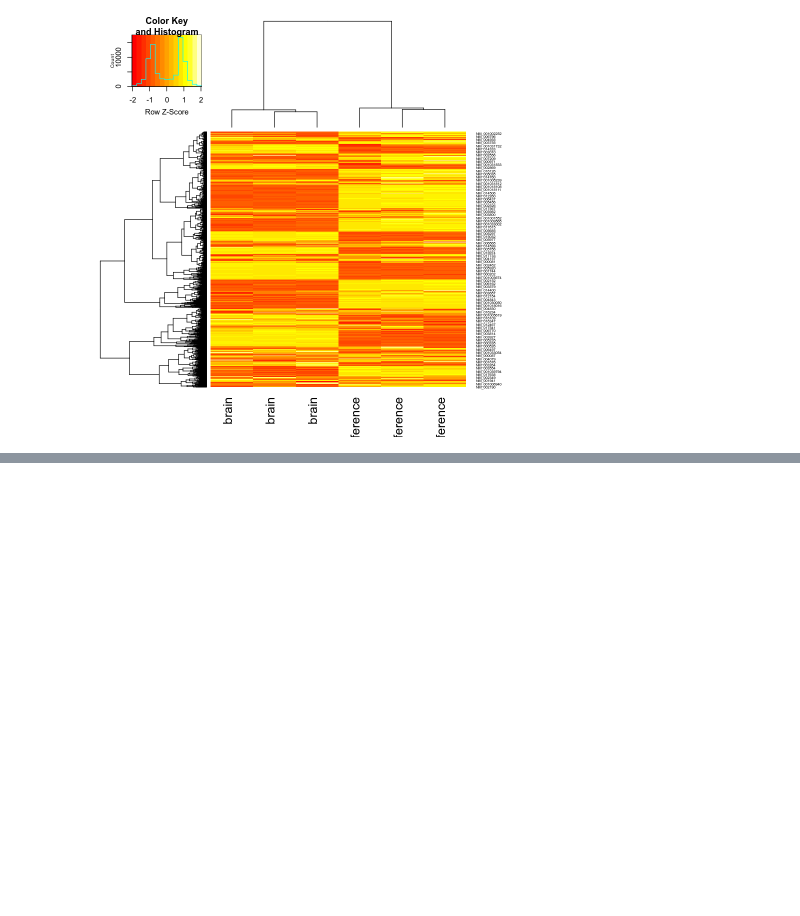
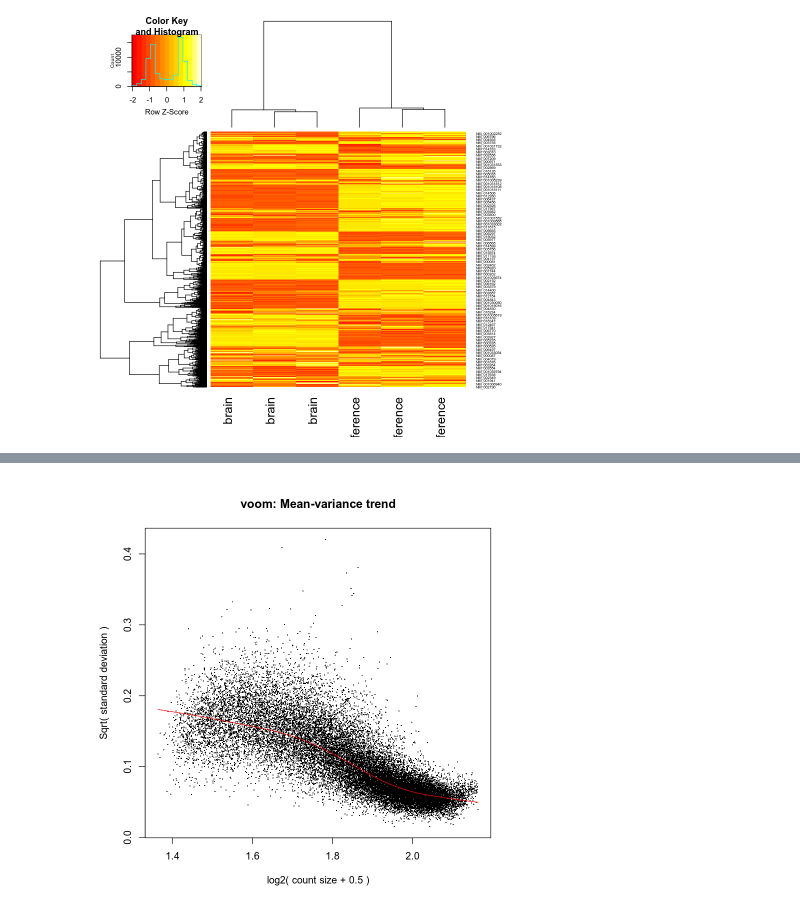
Before and after one commit to marcenavuc/bioinf_tutors, a Jupyter notebook: DEA/r_examples/DEA Example.ipynb, the cells around one changed output, grey strips where cells are left out. Drawn from its saved outputs; the diff is of its cells as text; code cells hidden in the pictures; blank space fills up the shorter version.

```diff
--- a/DEA/r_examples/DEA Example.ipynb
+++ b/DEA/r_examples/DEA Example.ipynb
@@ -291,0 +294,5 @@ heatmap.2(s, scale='row', trace='none')
+# %%
+#Создаем группу
+group <- c("brain", "brain", "brain", "reference", "reference", "reference")
+group <- as.factor(group)
+table(group)
@@ -291,0 +303,5 @@ heatmap.2(s, scale='row', trace='none')
+# %%
+# Создаем дизайн исследования
+design <- model.matrix(~ 0 + group)
+colnames(design) <- levels(group)
+design
@@ -291,0 +317,5 @@ heatmap.2(s, scale='row', trace='none')
+# %%
+# Применяем voom нормализацию
+v <- limma::voom(exprs.data, design, plot = TRUE)
+# %% [output]
+[figure, added]
```
Also changed, not shown: parts of 26 cells of this notebook, 38 other files.
